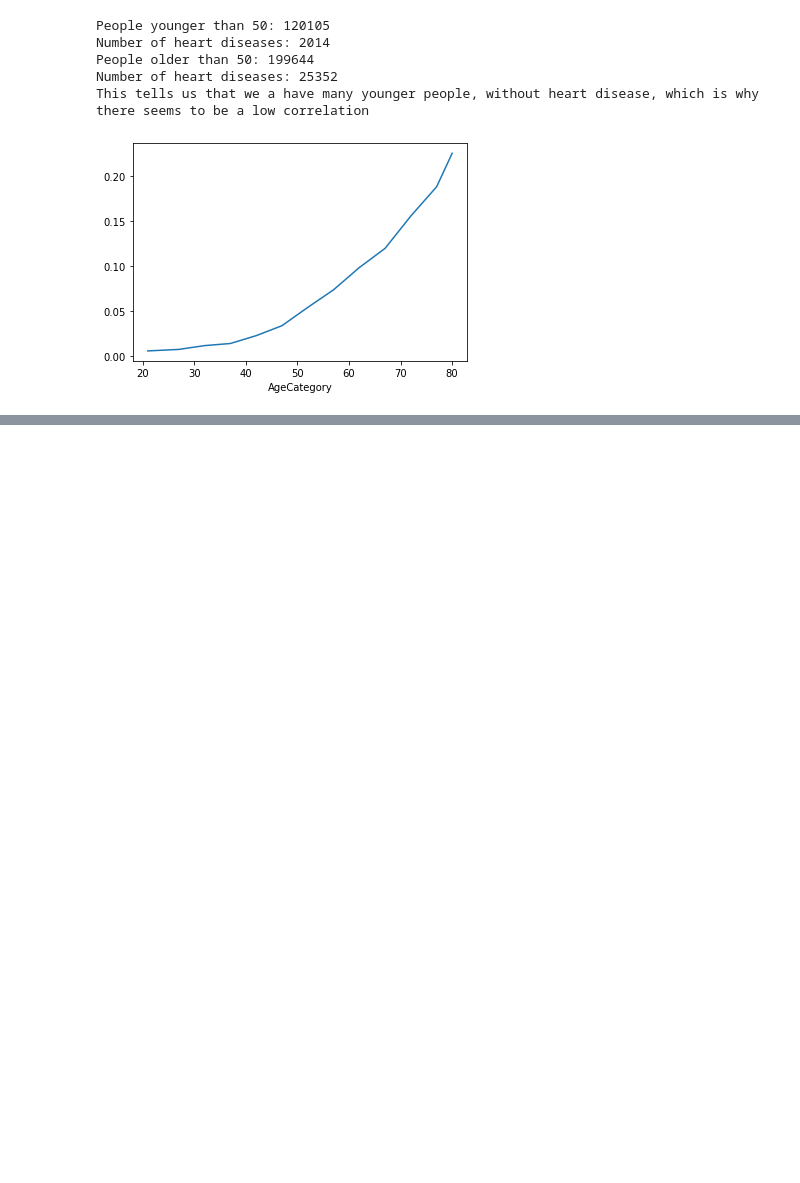
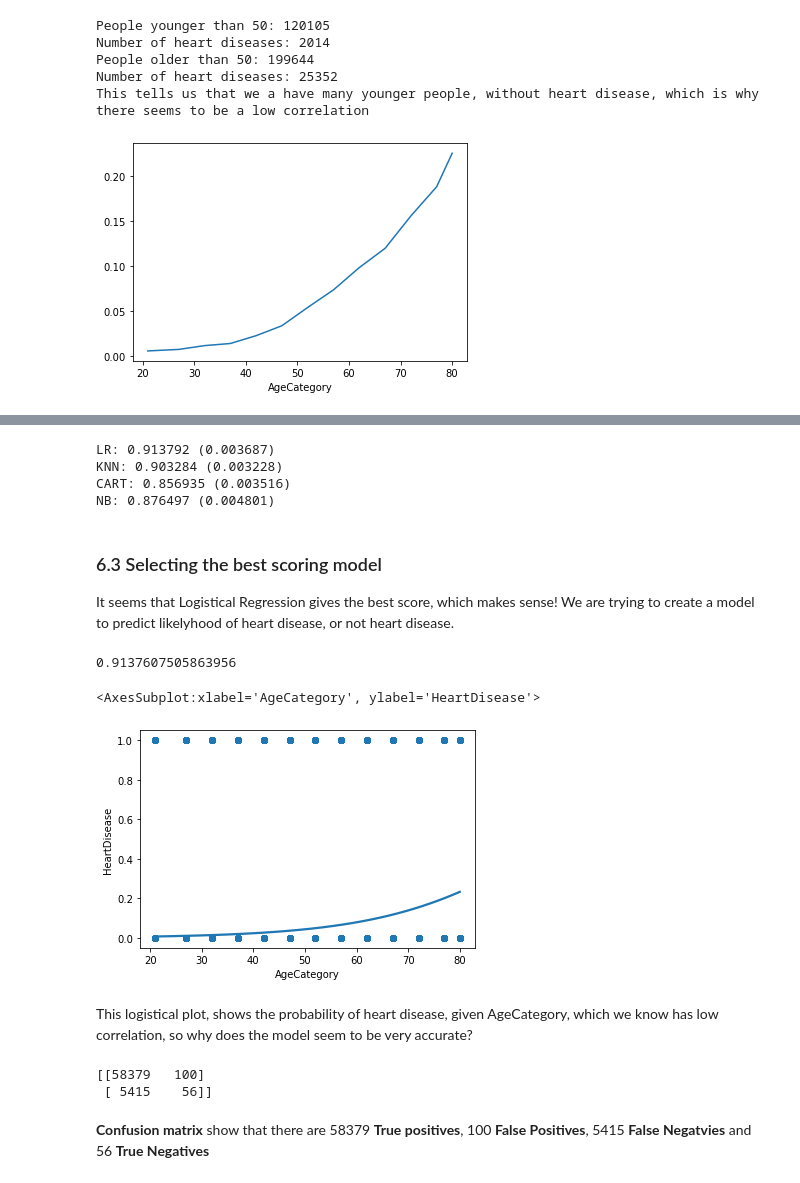
Before and after one commit to SebastianBentley/DSExam2022, a Jupyter notebook: Data2.ipynb, the cells around one changed output, grey strips where cells are left out. Drawn from its saved outputs; the diff is of its cells as text; code cells hidden in the pictures; blank space fills up the shorter version.

Commit message:
data2 machine learning

```diff
--- a/Data2.ipynb
+++ b/Data2.ipynb
@@ -132,6 +133,7 @@ def preprocessor(df):
     processed_df.SkinCancer = boolEncode(df.SkinCancer)
     #Encode the age to mean of category
     processed_df.AgeCategory = ageEncode(df.AgeCategory)
+    processed_df.Diabetic = processed_df.Diabetic.fillna(0)
     return processed_df
 
 
@@ -221,0 +317,54 @@ pandas_profiling.ProfileReport(p_df).to_file("profilling/profiling_data2.html")
+# %%
+# Run all the algorithms and store their results in results[] and names in names[]
+# For each we use the specific parameters preliminary stored in modelss[]
+results = []
+names = []
+scoring = 'accuracy'
+for name, model in models:
+    # prepare randomization of splits
+    kfold = model_selection.KFold(n_splits=num_repeat, random_state=seed, shuffle=True)
+
+    # implement the model and calcilate a score based on 'accuracy' (scoring)
+    cv_results = model_selection.cross_val_score(model, X_test, y_test.ravel(), cv=kfold, scoring=scoring)
+
+    # store the result of this method in array results[]
+    results.append(cv_results)
+
+    # store the name of this method in array names[]
+    names.append(name)
+
+    # tell what you have done so far
+    msg = "%s: %f (%f)" % (name, cv_results.mean(), cv_results.std())
+    print(msg)
+# repeat the same for next method
+# %% [output]
+LR: 0.913792 (0.003687)
+KNN: 0.903284 (0.003228)
+CART: 0.856935 (0.003516)
+NB: 0.876497 (0.004801)
+# %% [markdown]
+### 6.3 Selecting the best scoring model
+It seems that Logistical Regression gives the best score, which makes sense! We are trying to create a model to predict likelyhood of heart disease, or not heart disease.
+# %%
+l_model = LogisticRegression()
+l_model.fit(X_train, y_train.ravel())
+l_model.score(X_test, y_test)
+# %% [output]
+0.9137607505863956
+# %%
+sns.regplot(x=p_df.AgeCategory, y=p_df.HeartDisease, data=p_df, logistic=True, ci=None)
+# %% [output]
+<AxesSubplot:xlabel='AgeCategory', ylabel='HeartDisease'>
+[figure, added]
+# %% [markdown]
+This logistical plot, shows the probability of heart disease, given AgeCategory, which we know has low correlation, so why does the model seem to be very accurate?
+# %%
+y_pred = l_model.predict(X_test)
+from sklearn.metrics import confusion_matrix
+confusion_matrix = confusion_matrix(y_test, y_pred)
+print(confusion_matrix)
+# %% [output]
+[[58379   100]
+ [ 5415    56]]
+# %% [markdown]
+**Confusion matrix** show that there are 58379 **True positives**, 100 **False Positives**, 5415 **False Negatvies** and 56 **True Negatives**
```
Also changed, not shown: parts of 32 cells of this notebook.
